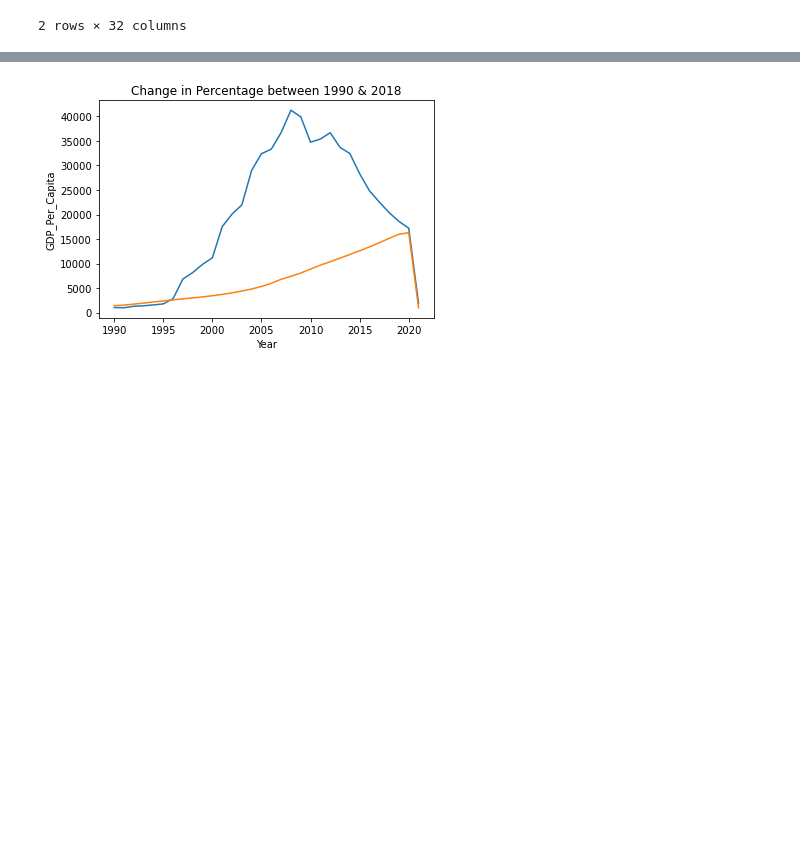
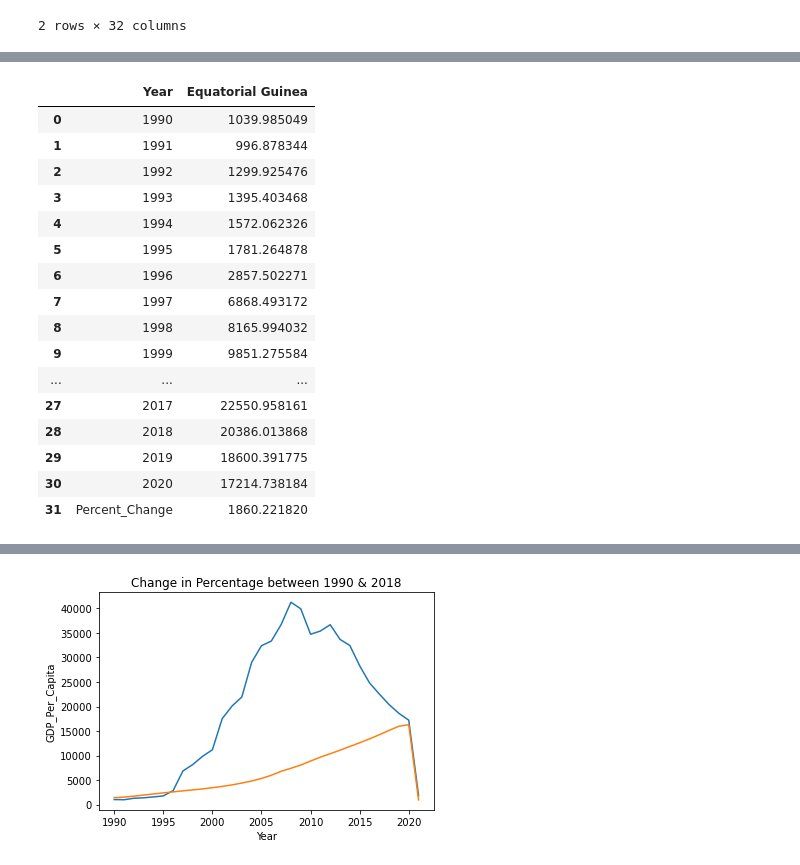
Before and after one commit to nss-data-science-cohort-7/un-exploration-gtorres2, a Jupyter notebook: UN_Data_Exploration_Completed.ipynb, the cells around one changed output, grey strips where cells are left out. Saved outputs shown, nothing was run; the diff lists cells and outputs as text; code cells hidden in the pictures; blank space fills up the shorter version.

```diff
--- a/UN_Data_Exploration_Completed.ipynb
+++ b/UN_Data_Exploration_Completed.ipynb
@@ -403,0 +450,21 @@ gdp_pivoted
+# %%
+gdp_EG = gdp_pivot_EG.to_frame().reset_index()
+gdp_EG
+# %% [output]
+|  | Year | Equatorial Guinea |
+| 0 | 1990 | 1039.985049 |
+| 1 | 1991 | 996.878344 |
+| 2 | 1992 | 1299.925476 |
+| 3 | 1993 | 1395.403468 |
+| 4 | 1994 | 1572.062326 |
+| 5 | 1995 | 1781.264878 |
+| 6 | 1996 | 2857.502271 |
+| 7 | 1997 | 6868.493172 |
+| 8 | 1998 | 8165.994032 |
+| 9 | 1999 | 9851.275584 |
+| ... | ... | ... |
+| 27 | 2017 | 22550.958161 |
+| 28 | 2018 | 20386.013868 |
+| 29 | 2019 | 18600.391775 |
+| 30 | 2020 | 17214.738184 |
+| 31 | Percent_Change | 1860.221820 |
```
Also changed, not shown: parts of 16 cells of this notebook, 1 other file.
